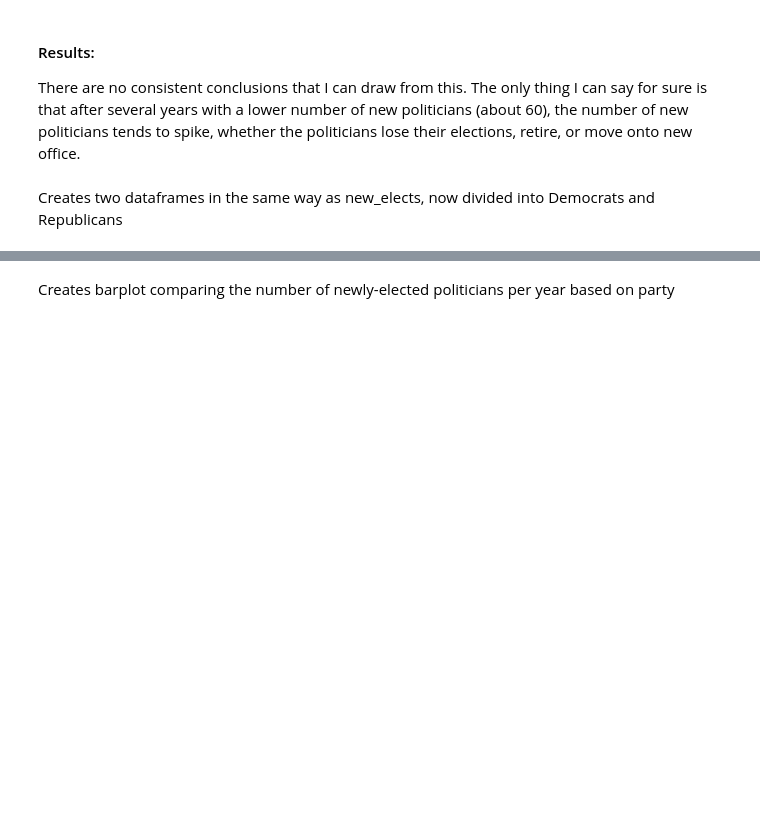
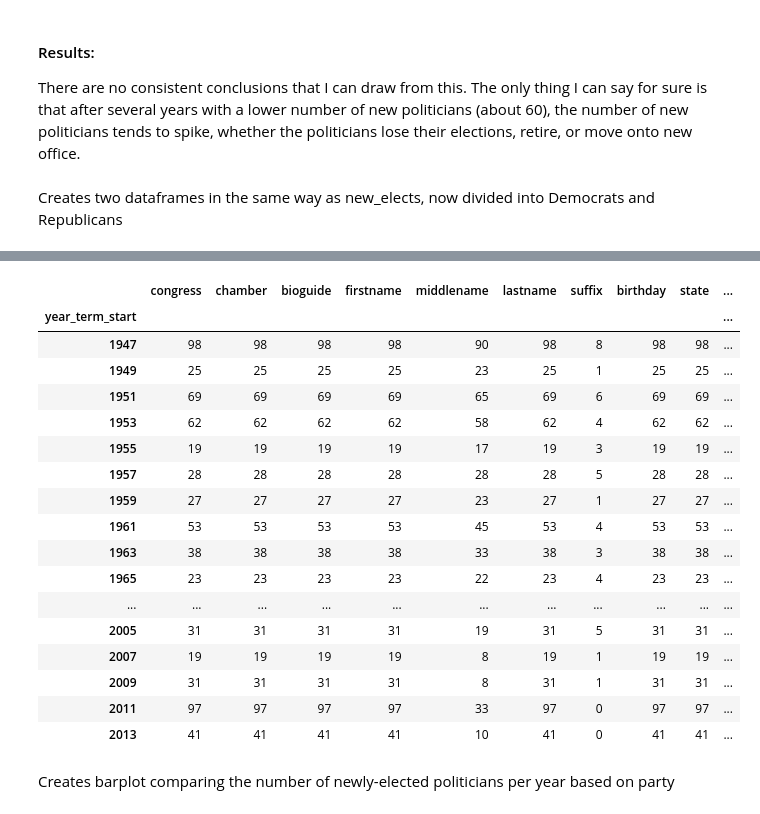
Before and after one commit to nathalieforsythe/DataScience2021F, a Jupyter notebook: Unit3/Project3B/project3b.ipynb, the cells around one changed output, grey strips where cells are left out. Saved outputs shown, nothing was run; the diff lists cells and outputs as text; code cells hidden in the pictures; blank space fills up the shorter version.

```diff
--- a/Unit3/Project3B/project3b.ipynb
+++ b/Unit3/Project3B/project3b.ipynb
@@ -208,3 +227,26 @@ dem
+# %%
+rep_new_elects = rep.loc[rep['incumbent'] == False]
+rep_new_elects = rep_new_elects.groupby(['year_term_start']).count()
+rep_new_elects
+# %% [output]
+|  | congress | chamber | bioguide | firstname | middlename | lastname | suffix | birthday | state | ... |
+| year_term_start |  |  |  |  |  |  |  |  |  | ... |
+| 1947 | 98 | 98 | 98 | 98 | 90 | 98 | 8 | 98 | 98 | ... |
+| 1949 | 25 | 25 | 25 | 25 | 23 | 25 | 1 | 25 | 25 | ... |
+| 1951 | 69 | 69 | 69 | 69 | 65 | 69 | 6 | 69 | 69 | ... |
+| 1953 | 62 | 62 | 62 | 62 | 58 | 62 | 4 | 62 | 62 | ... |
+| 1955 | 19 | 19 | 19 | 19 | 17 | 19 | 3 | 19 | 19 | ... |
+| 1957 | 28 | 28 | 28 | 28 | 28 | 28 | 5 | 28 | 28 | ... |
+| 1959 | 27 | 27 | 27 | 27 | 23 | 27 | 1 | 27 | 27 | ... |
+| 1961 | 53 | 53 | 53 | 53 | 45 | 53 | 4 | 53 | 53 | ... |
+| 1963 | 38 | 38 | 38 | 38 | 33 | 38 | 3 | 38 | 38 | ... |
+| 1965 | 23 | 23 | 23 | 23 | 22 | 23 | 4 | 23 | 23 | ... |
+| ... | ... | ... | ... | ... | ... | ... | ... | ... | ... | ... |
+| 2005 | 31 | 31 | 31 | 31 | 19 | 31 | 5 | 31 | 31 | ... |
+| 2007 | 19 | 19 | 19 | 19 | 8 | 19 | 1 | 19 | 19 | ... |
+| 2009 | 31 | 31 | 31 | 31 | 8 | 31 | 1 | 31 | 31 | ... |
+| 2011 | 97 | 97 | 97 | 97 | 33 | 97 | 0 | 97 | 97 | ... |
+| 2013 | 41 | 41 | 41 | 41 | 10 | 41 | 0 | 41 | 41 | ... |
 # %% [markdown]
 Creates barplot comparing the number of newly-elected politicians per year based on party
 # %%
```
Also changed, not shown: parts of 1 cell of this notebook.
